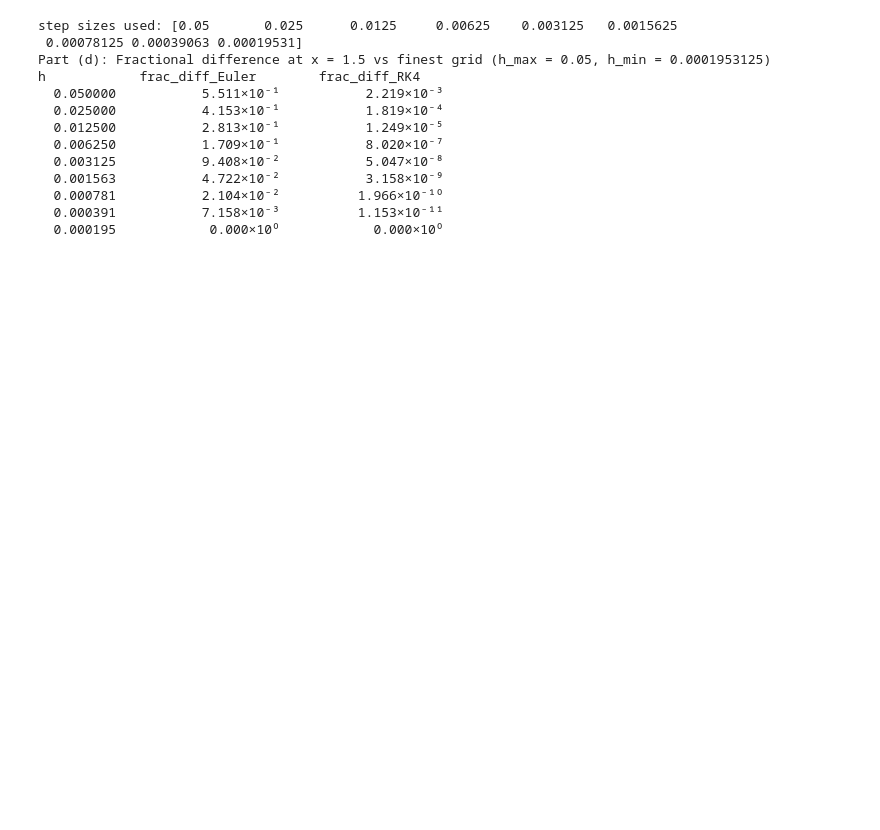
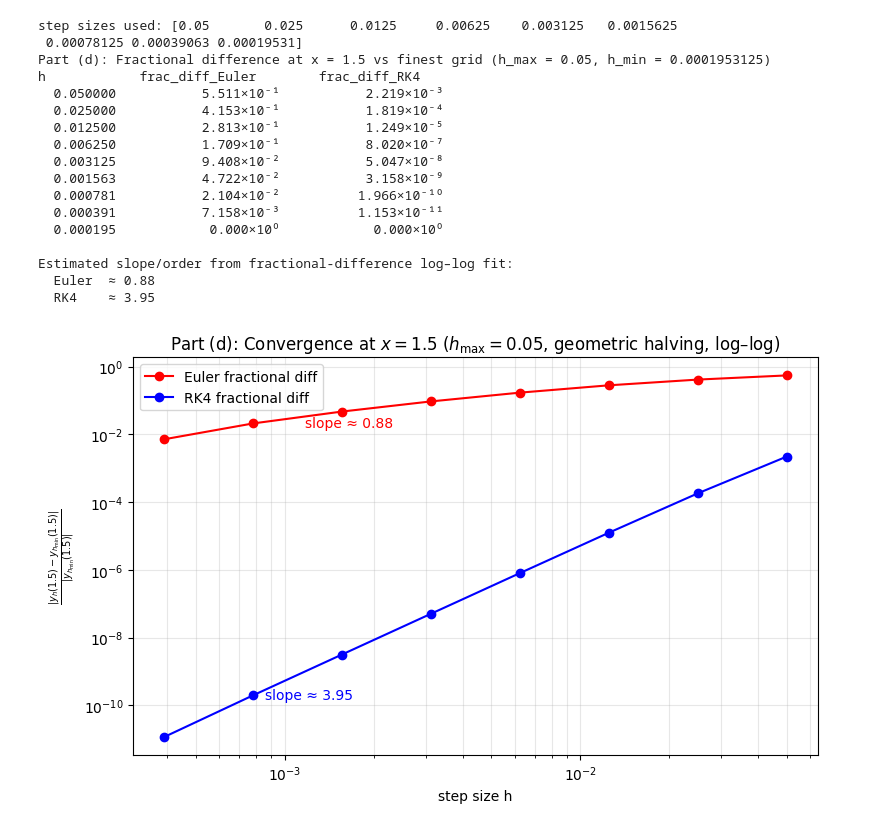
Before and after one commit to sidsam2026/Homework-3, a Jupyter notebook: 1d.ipynb, the cells around one changed output. Cells and saved outputs as stored; diff of their text form; code cells hidden in the pictures; blank space fills up the shorter version.

Commit message:
Fit order from fractional differences and plot convergence for part (d)

```diff
--- a/1d.ipynb
+++ b/1d.ipynb
@@ -81,30 +81,75 @@ for h in hs:
 yE_end = np.array(yE_end)
 yR_end = np.array(yR_end)
 
 # finest-grid values (smallest h) as “true”
 yE_ref = yE_end[-1]
 yR_ref = yR_end[-1]
 
 # fractional differences vs finest grid
 fracE = np.abs(yE_end - yE_ref) / abs(yE_ref)
 fracR = np.abs(yR_end - yR_ref) / abs(yR_ref)
 
 print(f"{YEL}Part (d): Fractional difference at x = 1.5 vs finest grid "
       f"(h_max = {hs[0]}, h_min = {hs[-1]}){RESET}")
 print(f"{YEL}h            frac_diff_Euler        frac_diff_RK4{RESET}")
 for h, fE, fR in zip(hs, fracE, fracR):
     print(f"{h:10.6f}   {RED}{sci_sup(fE):>18}{RESET}   {BLUE}{sci_sup(fR):>18}{RESET}")
+# exclude the finest-grid point itself (fractional diff = 0)
+hs_plot  = hs[:-1]
+fracE_pl = fracE[:-1]
+fracR_pl = fracR[:-1]
+
+# slopes from log–log fit (order estimate)
+pE, _ = np.polyfit(np.log(hs_plot), np.log(fracE_pl), 1)
+pR, _ = np.polyfit(np.log(hs_plot), np.log(fracR_pl), 1)
+
+print(f"\n{GREEN}Estimated slope/order from fractional-difference log–log fit:{RESET}")
+print(f"{RED}  Euler  ≈ {pE:.2f}{RESET}")
+print(f"{BLUE}  RK4    ≈ {pR:.2f}{RESET}")
+
+# log–log plot of fractional difference vs h
+plt.figure(figsize=(8,5))
+plt.loglog(hs_plot, fracE_pl, 'ro-', label='Euler fractional diff')
+plt.loglog(hs_plot, fracR_pl, 'bo-', label='RK4 fractional diff')
+plt.xlabel("step size h")
+plt.ylabel(r"$\frac{|y_h(1.5) - y_{h_{\min}}(1.5)|}{|y_{h_{\min}}(1.5)|}$")
+plt.title(r"Part (d): Convergence at $x = 1.5$ ($h_{\max} = 0.05$, geometric halving, log–log)")
+plt.grid(True, which='both', alpha=0.3)
+plt.legend()
+
+# annotate slopes next to the curves (use second–finest point as anchor)
+i_annot = -2  # index for annotation (second to last point)
+
+xE = hs_plot[i_annot]
+yE = fracE_pl[i_annot]
+xR = hs_plot[i_annot]
+yR = fracR_pl[i_annot]
+
+# shift red (Euler) label further to the right
+plt.text(xE*1.5, yE, f"slope ≈ {pE:.2f}", color='red',
+         fontsize=10, va='center', ha='left')
+plt.text(xR*1.1, yR, f"slope ≈ {pR:.2f}", color='blue',
+         fontsize=10, va='center', ha='left')
+
+plt.tight_layout()
+plt.savefig("part_d_fractional_convergence_hmax0p05_geom_xend1.png", dpi=300)
+plt.show()
 # %% [output]
 step sizes used: [0.05       0.025      0.0125     0.00625    0.003125   0.0015625
  0.00078125 0.00039063 0.00019531]
 Part (d): Fractional difference at x = 1.5 vs finest grid (h_max = 0.05, h_min = 0.0001953125)
 h            frac_diff_Euler        frac_diff_RK4
   0.050000           5.511×10⁻¹           2.219×10⁻³
   0.025000           4.153×10⁻¹           1.819×10⁻⁴
   0.012500           2.813×10⁻¹           1.249×10⁻⁵
   0.006250           1.709×10⁻¹           8.020×10⁻⁷
   0.003125           9.408×10⁻²           5.047×10⁻⁸
   0.001563           4.722×10⁻²           3.158×10⁻⁹
   0.000781           2.104×10⁻²          1.966×10⁻¹⁰
   0.000391           7.158×10⁻³          1.153×10⁻¹¹
   0.000195            0.000×10⁰            0.000×10⁰
+
+Estimated slope/order from fractional-difference log–log fit:
+  Euler  ≈ 0.88
+  RK4    ≈ 3.95
+[figure, added]
```
